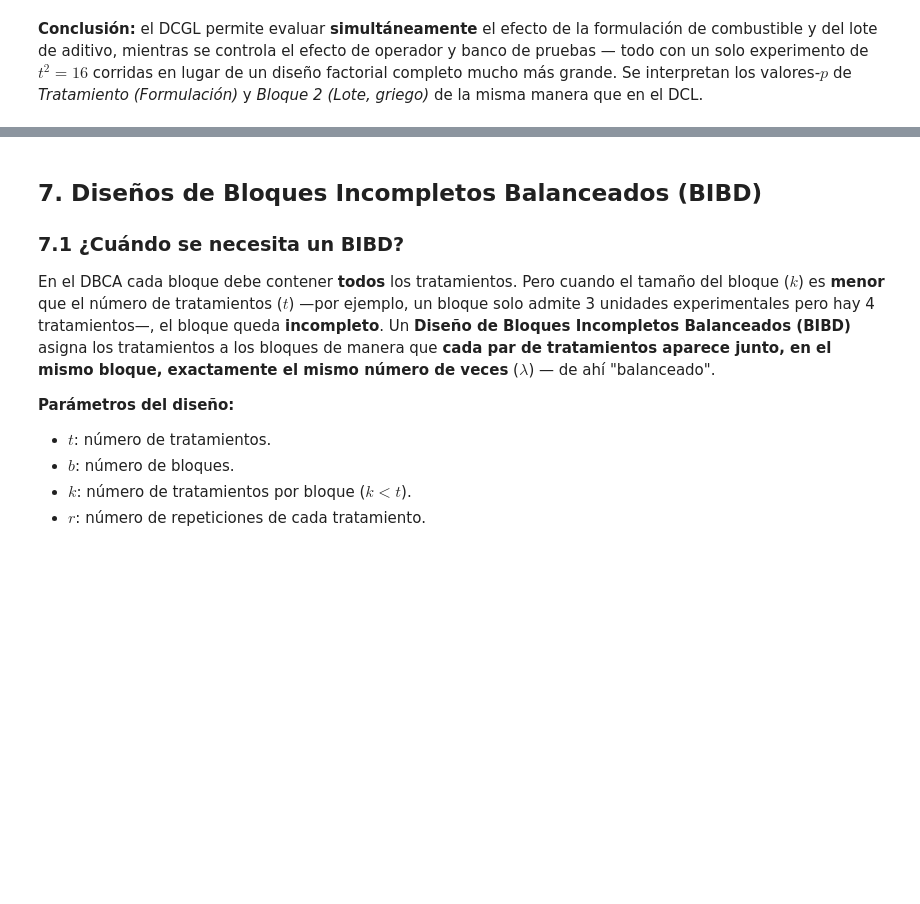
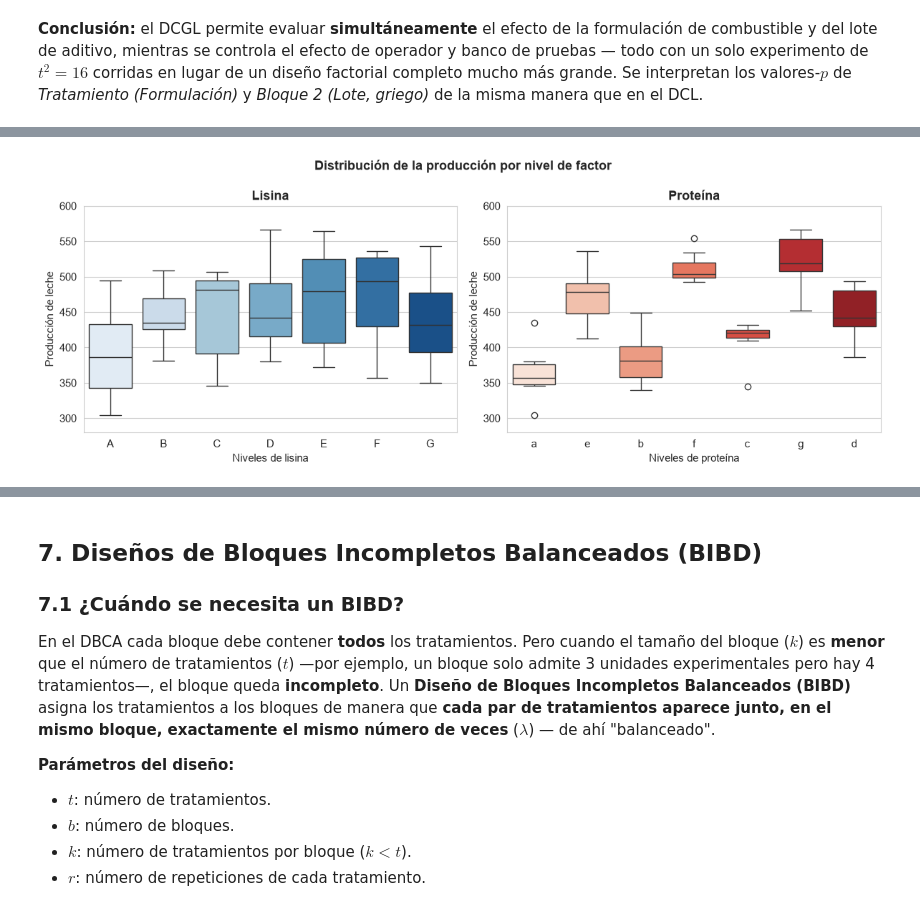
Before and after one commit to haroldstyven/DISE-20262P, a Jupyter notebook: DSE2026.ipynb, the cells around one changed output, grey strips where cells are left out. Saved outputs shown, nothing was run; the diff lists cells and outputs as text; code cells hidden in the pictures; blank space fills up the shorter version.

```diff
--- a/DSE2026.ipynb
+++ b/DSE2026.ipynb
@@ -1004,0 +1201,21 @@ completo mucho más grande. Se interpretan los valores-$p$ de *Tratamiento (Form
+# %%
+# =====================================================================
+# Boxplots por nivel de cada factor
+# =====================================================================
+fig, axes = plt.subplots(1, 2, figsize=(12, 4.5))
+sns.boxplot(data=datos_leche, x="lisina", y="leche", ax=axes[0], palette="Blues")
+axes[0].set_title("Lisina")
+axes[0].set_xlabel("Niveles de lisina")
+
+sns.boxplot(data=datos_leche, x="proteina", y="leche", ax=axes[1], palette="Reds")
+axes[1].set_title("Proteína")
+axes[1].set_xlabel("Niveles de proteína")
+
+for ax in axes:
+    ax.set_ylabel("Producción de leche")
+    ax.set_ylim(280, 600)
+fig.suptitle("Distribución de la producción por nivel de factor", fontweight="bold")
+plt.tight_layout()
+plt.show()
+# %% [output]
+[figure, added]
```
Also changed, not shown: parts of 11 cells of this notebook.
